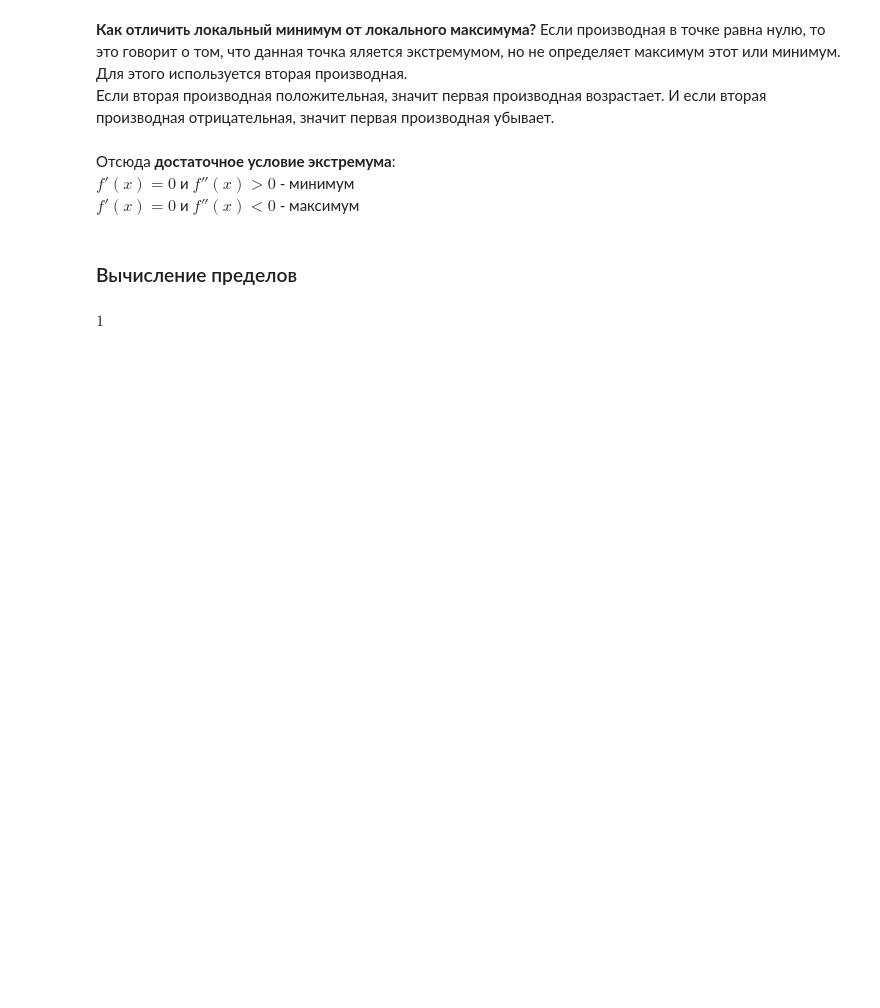
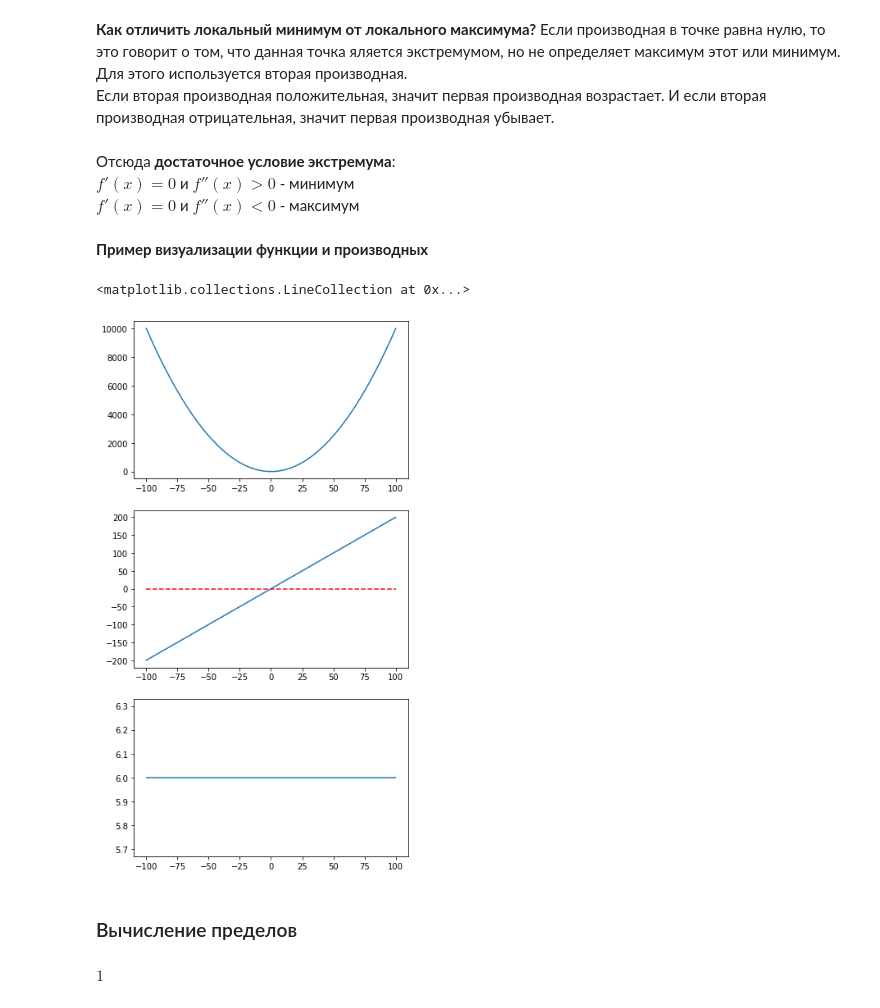
Before and after one commit to iaidarf/DS_tutorials, a Jupyter notebook: notebooks/Functions.ipynb, the cells around one changed output. Drawn from its saved outputs; the diff is of its cells as text; code cells hidden in the pictures; blank space fills up the shorter version.

```diff
--- a/notebooks/Functions.ipynb
+++ b/notebooks/Functions.ipynb
@@ -120,6 +122,30 @@ $$f'(x) = \lim_{\Delta x \to 0} \frac{f(x+\Delta x)-f(x)}{\Delta x}$$
 Отсюда **достаточное условие экстремума**:\
 $f'(x)=0$ и  $f''(x)>0$ - минимум \
 $f'(x)=0$ и  $f''(x)<0$ - максимум
+# %% [markdown]
+**Пример визуализации функции и производных**
+# %%
+import matplotlib.pyplot as plt
+import numpy as np
+
+x = np.linspace(-100,100)
+plt.figure(figsize=(6,12))
+
+# функция
+plt.subplot(3,1,1)
+plt.plot(x, x**2)
+
+# первая производня
+plt.subplot(3,1,2)
+plt.plot(x, 2*x)
+plt.hlines(y=0,xmin=-100, xmax=100, linestyle='--', color='r')
+
+# вторая производная
+plt.subplot(3,1,3)
+plt.hlines(y=6, xmin=-100, xmax=100)
+# %% [output]
+<matplotlib.collections.LineCollection at 0x...>
+[figure, added]
 # %% [markdown]
 ### Вычисление пределов
 # %%
```
Also changed, not shown: parts of 2 cells of this notebook, 1 other file.
